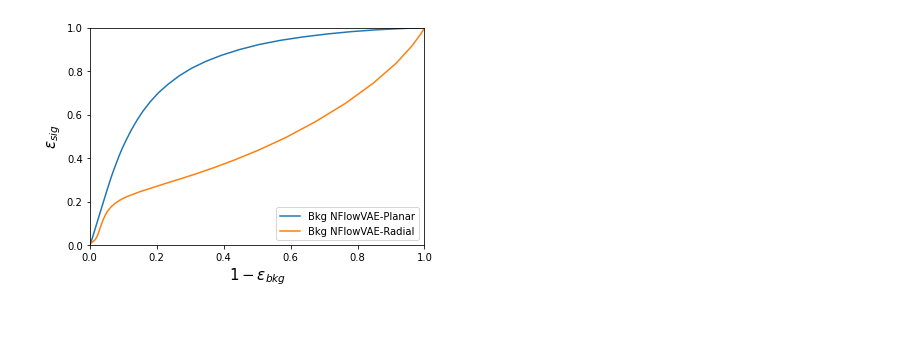
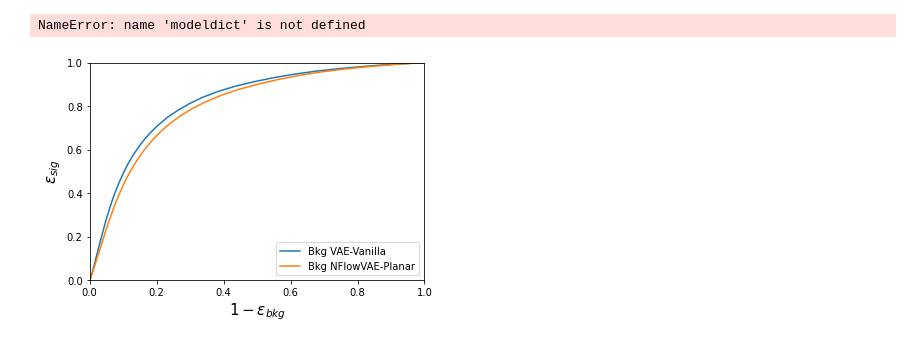
Before and after one commit to SangeonPark/QUASAR, a Jupyter notebook: new_flows/ROC-Comparison.ipynb, the cells around one changed output. Saved outputs shown, nothing was run; the diff lists cells and outputs as text; code cells hidden in the pictures.

```diff
--- a/new_flows/ROC-Comparison.ipynb
+++ b/new_flows/ROC-Comparison.ipynb
@@ -22,0 +14,4 @@ nflow_bkg_Radial_tpr = np.load('NFLOWVAE_Radial_bkgAE_tpr.npy')
+# %%
+modeldict
+# %% [output]
+NameError: name 'modeldict' is not defined
@@ -23,23 +54,32 @@ nflow_bkg_Radial_tpr = np.load('NFLOWVAE_Radial_bkgAE_tpr.npy')
+# %%
+VAE_bkg = model_result('VanillaVAE__bkgAE','bkg')
+planarflow_bkg = model_result('NFLOWVAE_PlanarNEW','bkg')
+radialflow_bkg = model_result('NFLOWVAE_Radial','bkg')
+# %%
+VAE_bkg_tpr, VAE_bkg_fpr = VAE_bkg.get_tpr_fpr()
+nflow_bkg_Planar_tpr, nflow_bkg_Planar_fpr = planarflow_bkg.get_tpr_fpr()
+nflow_bkg_Radial_tpr, nflow_bkg_Radial_fpr = radialflow_bkg.get_tpr_fpr()
 # %%
 #plt.plot(sig_fpr,sig_tpr,label='Sig Autoencoder trained on complete signal')
 #plt.plot(sig_tau21cut_fpr,sig_tau21cut_tpr,label='Sig Autoencoder trained on signal with tau cut')
 #plt.plot(bkg_fpr,bkg_tpr,label='Bkg Autoencoder')
+plt.plot(VAE_bkg_fpr,VAE_bkg_tpr,label='Bkg VAE-Vanilla')
 plt.plot(nflow_bkg_Planar_fpr,nflow_bkg_Planar_tpr,label='Bkg NFlowVAE-Planar')
-plt.plot(nflow_bkg_Radial_fpr,nflow_bkg_Radial_tpr,label='Bkg NFlowVAE-Radial')
+#plt.plot(nflow_bkg_Radial_fpr,nflow_bkg_Radial_tpr,label='Bkg NFlowVAE-Radial')
 
 #plt.plot(twod_fpr,twod_tpr,'bo',label='AE 2dscan',markersize=2)
 #plt.plot(twod_nflowbkg_fpr,twod_nflowbkg_tpr,'bo',label='AE 2dscan',markersize=2,alpha=0.7)
 #plt.plot(twod_nflowbkg_tau21sig_fpr, twod_nflowbkg_tau21sig_tpr,'ro',label='2dscan with cut signal',markersize=2,alpha=0.7)
 #plt.plot(points[hull1.vertices[2:],0], points[hull1.vertices[2:],1], 'b--', lw=2,label='2dscan with complete signal')
 #plt.plot(points2[hull2.vertices[2:],0], points2[hull2.vertices[2:],1], 'r--', lw=2,label='2dscan with incomplete signal')
 
 #plt.plot(fpr,tpr,label='Supervised')
 plt.xlabel(r'$1-\epsilon_{bkg}$',fontsize=15)
 plt.ylabel(r'$\epsilon_{sig}$',fontsize=15)
 #plt.semilogy()
 plt.legend(loc='lower right')
 plt.xlim([0.0,1.0])
 plt.ylim([0.0,1.0])
 plt.savefig('ROC_Curve.png')
 # %% [output]
-[figure, old version]
+[figure, new version]
```
Also changed, not shown: parts of 6 cells of this notebook, 35 other files.
